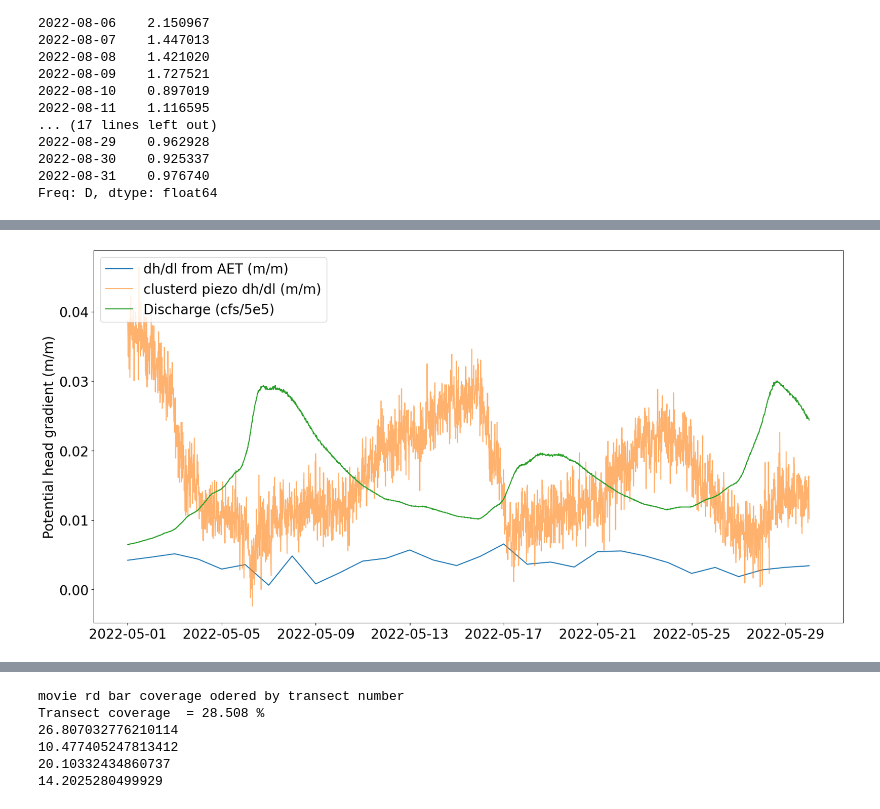
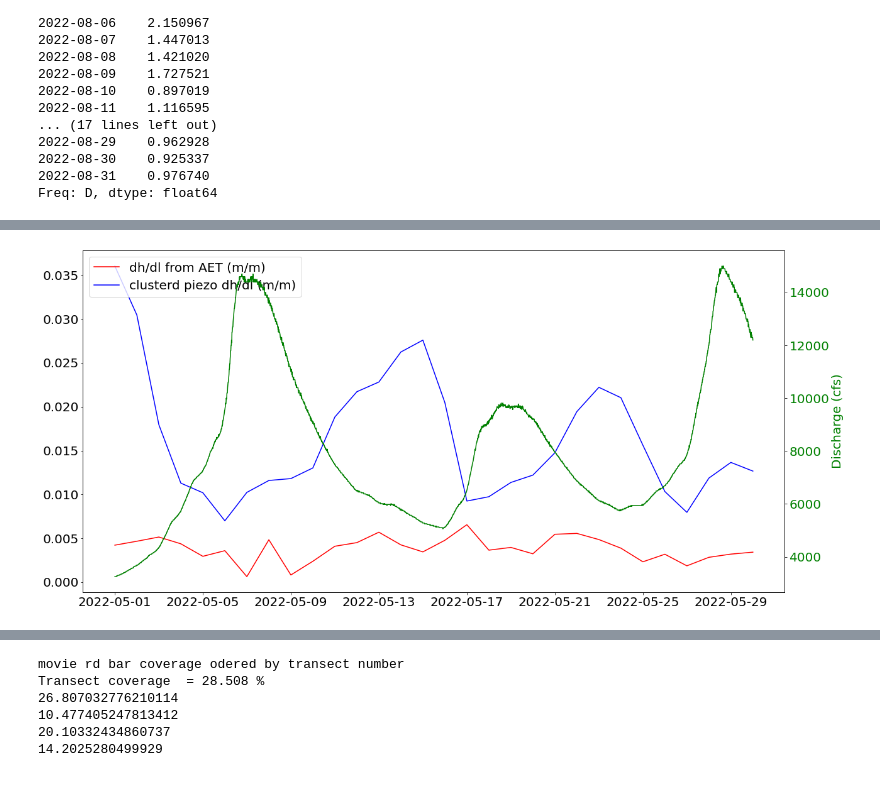
Before and after one commit to Harry1496/Capstone-Code, a Jupyter notebook: Prelim_Results.ipynb, the cells around one changed output, grey strips where cells are left out. Cells and saved outputs as stored; diff of their text form; code cells hidden in the pictures.

```diff
--- a/Prelim_Results.ipynb
+++ b/Prelim_Results.ipynb
@@ -295,9 +332,11 @@ p_h = p_h.loc[(p_h.index>=ph_start) & (p_h.index<=ph_end)]
 
 
 dh_aug = dh.loc[(dh.index>=ph_start) & (dh.index<=ph_end)]
+#dh_aug = dh_aug.groupby(pd.Grouper(freq='1D')).mean()
 dhm_aug = dh_mov.loc[(dh_mov.index>=ph_start) & (dh_mov.index<=ph_end)]
+dhc_aug = dh_cab.loc[(dh_cab.index>=ph_start) & (dh_cab.index<=ph_end)]
 
-disch = disch_df['cfs']/500000
+disch = disch_df['cfs']
 disch = disch.loc[(disch.index>=ph_start) & (disch.index<=ph_end)]
 
 k = 400 #m/d
@@ -305,15 +344,24 @@ pA_h = phA_clim/(k*1000) * 1000
 #print(p_h, 'm/m')
 #print(pA_h, 'm/m')
 
-fig3,ax = plt.subplots(figsize=(20,10))
+fig3,ax = plt.subplots(figsize=(25,15))
 #plt.plot(p_h.index,p_h)
-plt.plot(pA_h.index,pA_h,label='dh/dl from AET (m/m)')
+plt.plot(pA_h.index,pA_h,color='r',label='dh/dl from AET (m/m)')
 #plt.plot(p_h.index,p_h)
-plt.plot(dh_aug.index,dh_aug,alpha=0.6,label='clusterd piezo dh/dl (m/m)')
-plt.plot(dhm_aug.index,-dhm_aug,alpha=0.8,label='movie_rd')
-plt.plot(disch.index,disch,label='Discharge (cfs/5e5) ')
+plt.plot(dh_aug.index,dh_aug,color='b',label='clusterd piezo dh/dl (m/m)')
+#plt.plot(dhc_aug.index,dhc_aug,label='clusterd piezo dh/dl (m/m)')
+
+
+#plt.plot(dhm_aug.index,-dhm_aug,alpha=0.8,label='movie_rd')
+#plt.plot(disch.index,disch,label='Discharge (cfs/5e5) ')
+ax2 = ax.twinx()
+ax2.plot(disch.index,disch,color='g',label='Discharge (cfs) ')
+ax2.set_ylabel('Discharge (cfs)', color='g')
+for tl in ax2.get_yticklabels():
+    tl.set_color('g')
+
 #plt.plot(phA_clim.index, phA_clim)
-plt.ylabel('Potential head gradient (m/m)')
+#plt.ylabel('Potential head gradient (m/m)')
 plt.title('')
 ax.legend(loc="upper left")
 
@@ -340,39 +406,46 @@ dh_aug.mean()
 
 #fig.update_layout(autosize=False,width=700,height=500)
 
 #Calculating Potential dh/dl for AET
 
 #potential head gradient for August
 ph_start = dt.datetime(2022,5,1)
 ph_end = dt.datetime(2022,5,30)
 phA_clim = AET.loc[(AET.index>=ph_start) & (AET.index<=ph_end)]
 p_h = p_h.loc[(p_h.index>=ph_start) & (p_h.index<=ph_end)]
 
 
 dh_aug = dh.loc[(dh.index>=ph_start) & (dh.index<=ph_end)]
 
-disch = disch_df['cfs']/500000
+disch = disch_df['cfs']
 disch = disch.loc[(disch.index>=ph_start) & (disch.index<=ph_end)]
 
 k = 400 #m/d
 pA_h = phA_clim/(k*1000) * 1000
 #print(p_h, 'm/m')
 #print(pA_h, 'm/m')
 
 fig3,ax = plt.subplots(figsize=(20,10))
 #plt.plot(p_h.index,p_h)
-plt.plot(pA_h.index,pA_h,label='dh/dl from AET (m/m)')
+plt.plot(pA_h.index,pA_h,color='r',label='dh/dl from AET (m/m)')
 #plt.plot(p_h.index,p_h)
-plt.plot(dh_aug.index,dh_aug,alpha=0.6,label='clusterd piezo dh/dl (m/m)')
-plt.plot(disch.index,disch,label='Discharge (cfs/5e5) ')
+plt.plot(dh_aug.index,dh_aug,color='b',label='clusterd piezo dh/dl (m/m)')
+#plt.plot(disch.index,disch,label='Discharge (cfs/5e5) ')
+ax2 = ax.twinx()
+ax2.plot(disch.index,disch,color='g',label='Discharge (cfs) ')
+ax2.set_ylabel('Discharge (cfs)', color='g')
+for tl in ax2.get_yticklabels():
+    tl.set_color('g')
+
+
 #plt.plot(phA_clim.index, phA_clim)
-plt.ylabel('Potential head gradient (m/m)')
+#plt.ylabel('Potential head gradient (m/m)')
 plt.title('')
 ax.legend(loc="upper left")
 
 plt.show()
 # %% [output]
-[figure, old version]
+[figure, new version]
 # %%
 #Compilation of Results and Stat. significance
 from scipy import stats
```
Also changed, not shown: parts of 8 cells of this notebook.
